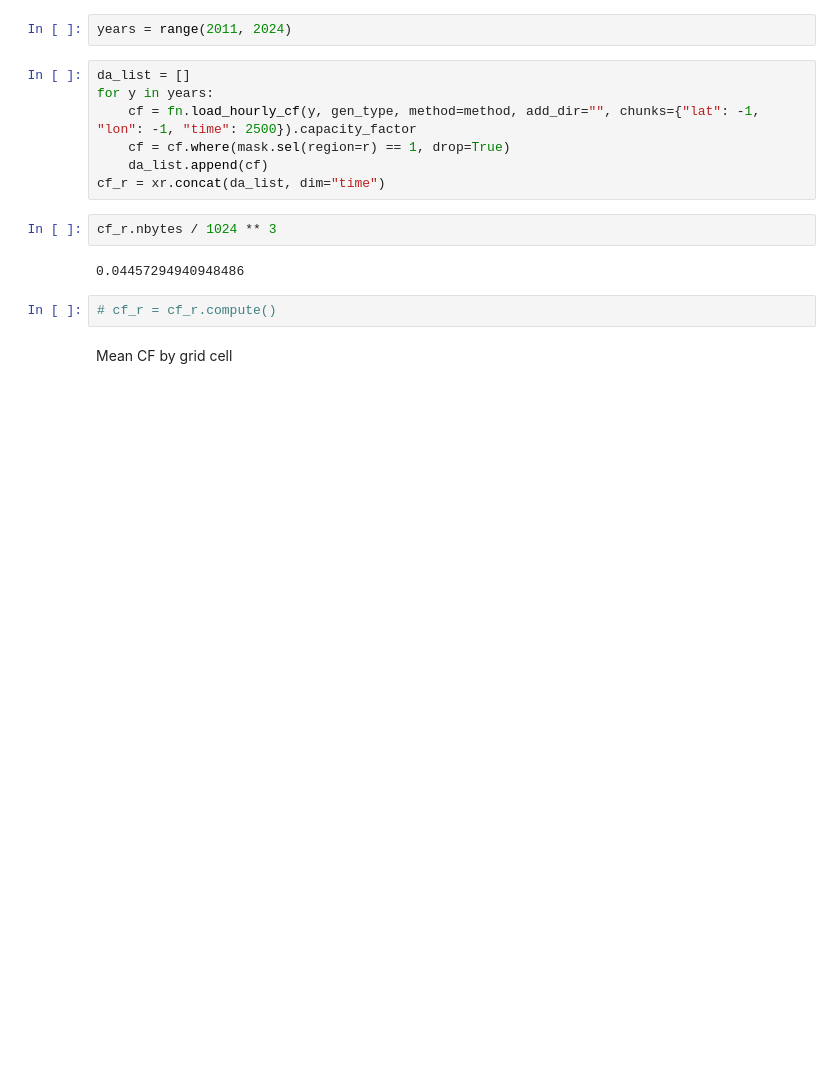
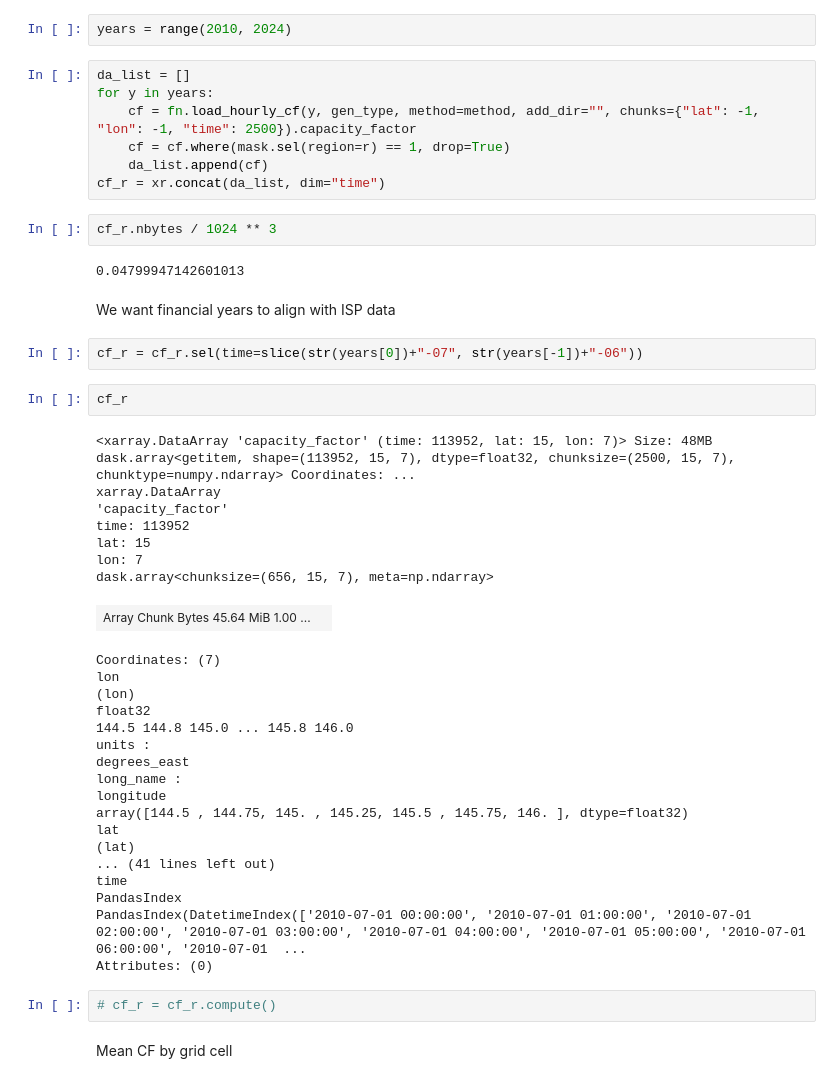
Before and after one commit to dougrichardson/power_models, a Jupyter notebook: X2_cf_REZ_bias_correct.ipynb, the cells around one changed output. Drawn from its saved outputs; the diff is of its cells as text; blank space fills up the shorter version.

```diff
--- a/X2_cf_REZ_bias_correct.ipynb
+++ b/X2_cf_REZ_bias_correct.ipynb
@@ -119,7 +111,7 @@ r = "Q1"
 gen_type = "wind"
 method = "van_der_Wiel"
 # %%
-years = range(2011, 2024)
+years = range(2010, 2024)
 # %%
 da_list = []
 for y in years:
@@ -130,7 +122,39 @@ cf_r = xr.concat(da_list, dim="time")
 # %%
 cf_r.nbytes / 1024 ** 3
 # %% [output]
-0.04457294940948486
+0.04799947142601013
+# %% [markdown]
+We want financial years to align with ISP data
+# %%
+cf_r = cf_r.sel(time=slice(str(years[0])+"-07", str(years[-1])+"-06"))
+# %%
+cf_r
+# %% [output]
+<xarray.DataArray 'capacity_factor' (time: 113952, lat: 15, lon: 7)> Size: 48MB dask.array<getitem, shape=(113952, 15, 7), dtype=float32, chunksize=(2500, 15, 7), chunktype=numpy.ndarray> Coordinates: ...
+xarray.DataArray
+'capacity_factor'
+time: 113952
+lat: 15
+lon: 7
+dask.array<chunksize=(656, 15, 7), meta=np.ndarray>
+| Array Chunk Bytes 45.64 MiB 1.00 ... |  |
+Coordinates: (7)
+lon
+(lon)
+float32
+144.5 144.8 145.0 ... 145.8 146.0
+units :
+degrees_east
+long_name :
+longitude
+array([144.5 , 144.75, 145. , 145.25, 145.5 , 145.75, 146. ], dtype=float32)
+lat
+(lat)
+... (41 lines left out)
+time
+PandasIndex
+PandasIndex(DatetimeIndex(['2010-07-01 00:00:00', '2010-07-01 01:00:00', '2010-07-01 02:00:00', '2010-07-01 03:00:00', '2010-07-01 04:00:00', '2010-07-01 05:00:00', '2010-07-01 06:00:00', '2010-07-01  ...
+Attributes: (0)
 # %%
 # cf_r = cf_r.compute()
 # %% [markdown]
```
Also changed, not shown: parts of 19 cells of this notebook, 1 other file.
